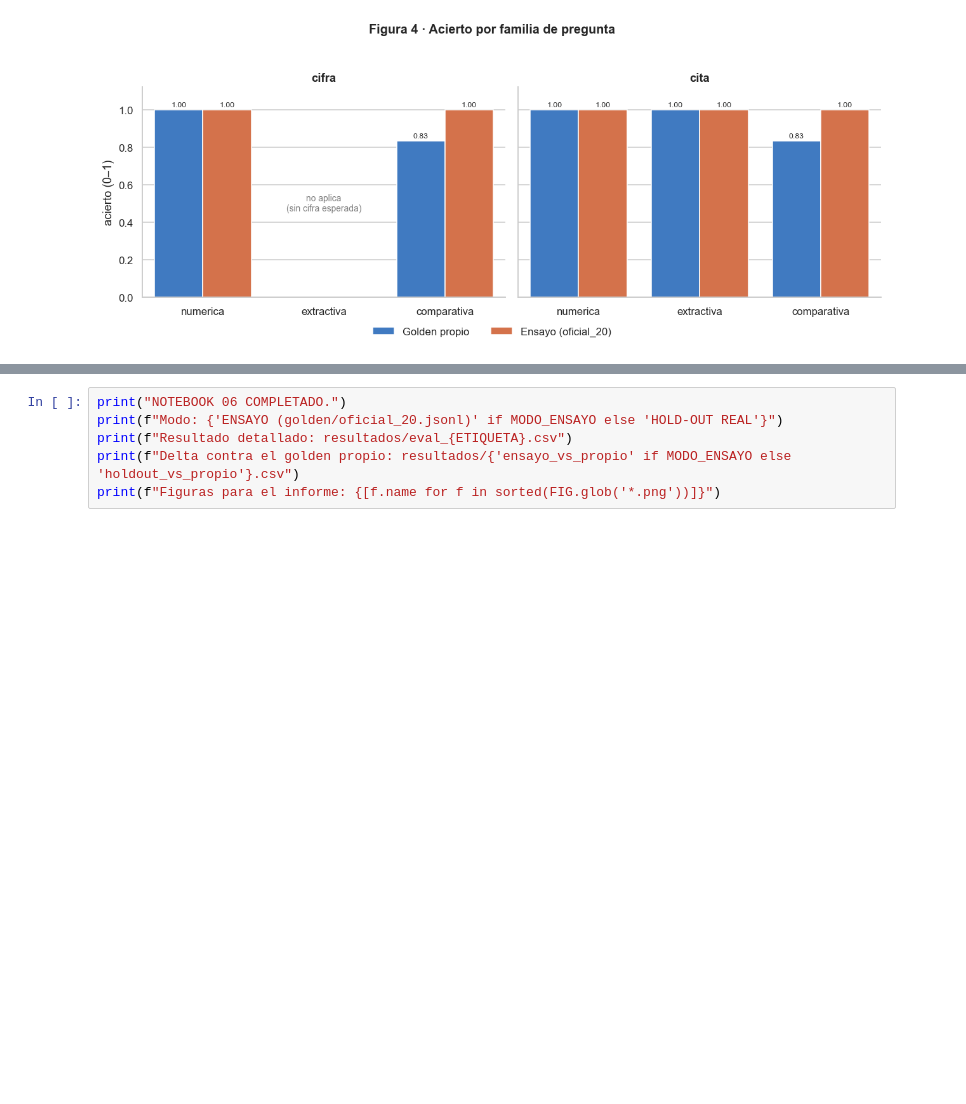
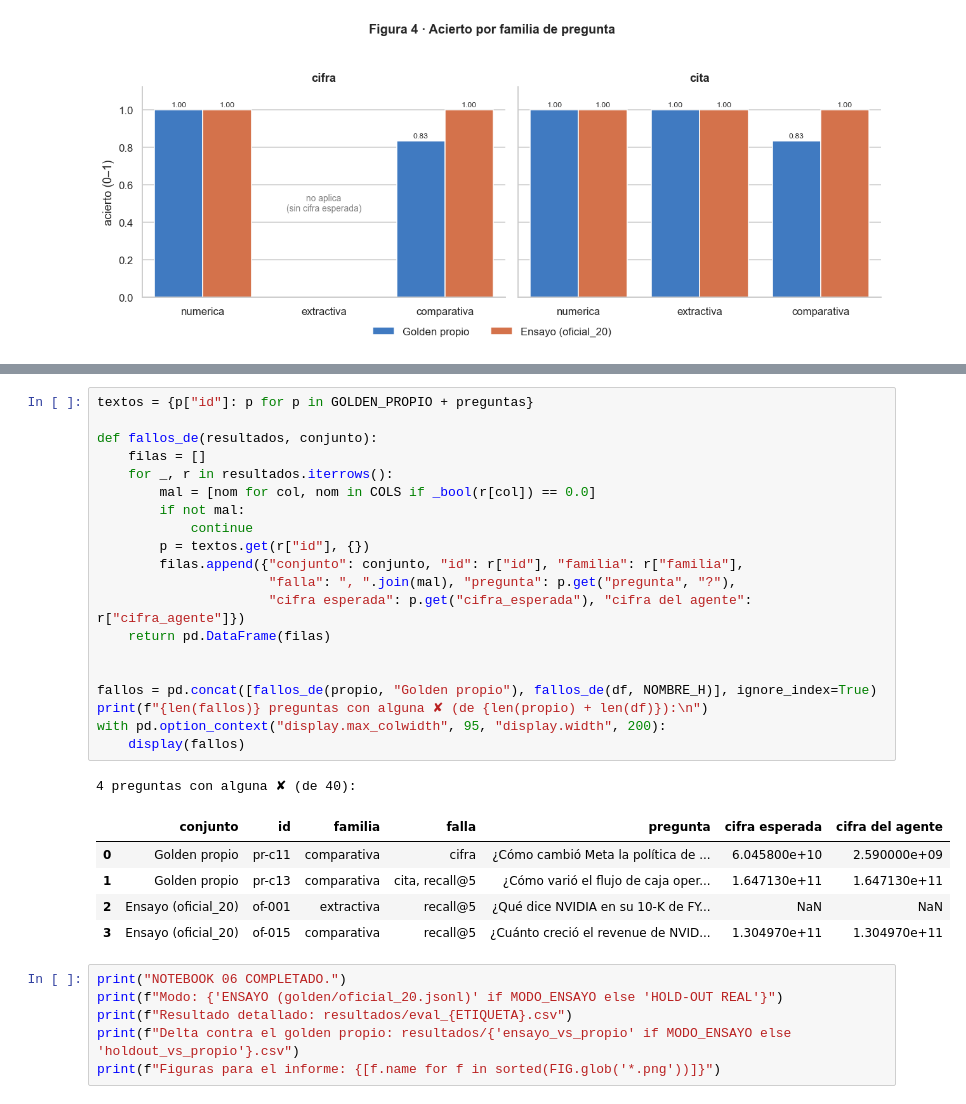
Before and after one commit to eglezarr/sec-10k-agents, a Jupyter notebook: notebooks/06_hold_out.ipynb, the cells around one changed output, grey strips where cells are left out. Drawn from its saved outputs; the diff is of its cells as text; blank space fills up the shorter version.

```diff
--- a/notebooks/06_hold_out.ipynb
+++ b/notebooks/06_hold_out.ipynb
@@ -301,3 +358,30 @@ Guardada: resultados\figuras\fig4_por_familia.png
+# %%
+textos = {p["id"]: p for p in GOLDEN_PROPIO + preguntas}
+
+def fallos_de(resultados, conjunto):
+    filas = []
+    for _, r in resultados.iterrows():
+        mal = [nom for col, nom in COLS if _bool(r[col]) == 0.0]
+        if not mal:
+            continue
+        p = textos.get(r["id"], {})
+        filas.append({"conjunto": conjunto, "id": r["id"], "familia": r["familia"],
+                      "falla": ", ".join(mal), "pregunta": p.get("pregunta", "?"),
+                      "cifra esperada": p.get("cifra_esperada"), "cifra del agente": r["cifra_agente"]})
+    return pd.DataFrame(filas)
+
+
+fallos = pd.concat([fallos_de(propio, "Golden propio"), fallos_de(df, NOMBRE_H)], ignore_index=True)
+print(f"{len(fallos)} preguntas con alguna ✘ (de {len(propio) + len(df)}):\n")
+with pd.option_context("display.max_colwidth", 95, "display.width", 200):
+    display(fallos)
+# %% [output]
+4 preguntas con alguna ✘ (de 40):
+|  | conjunto | id | familia | falla | pregunta | cifra esperada | cifra del agente |
+| 0 | Golden propio | pr-c11 | comparativa | cifra | ¿Cómo cambió Meta la política de ... | 6.045800e+10 | 2.590000e+09 |
+| 1 | Golden propio | pr-c13 | comparativa | cita, recall@5 | ¿Cómo varió el flujo de caja oper... | 1.647130e+11 | 1.647130e+11 |
+| 2 | Ensayo (oficial_20) | of-001 | extractiva | recall@5 | ¿Qué dice NVIDIA en su 10-K de FY... | NaN | NaN |
+| 3 | Ensayo (oficial_20) | of-015 | comparativa | recall@5 | ¿Cuánto creció el revenue de NVID... | 1.304970e+11 | 1.304970e+11 |
 # %%
 print("NOTEBOOK 06 COMPLETADO.")
 print(f"Modo: {'ENSAYO (golden/oficial_20.jsonl)' if MODO_ENSAYO else 'HOLD-OUT REAL'}")
```
Also changed, not shown: parts of 3 cells of this notebook, 2 other files.
